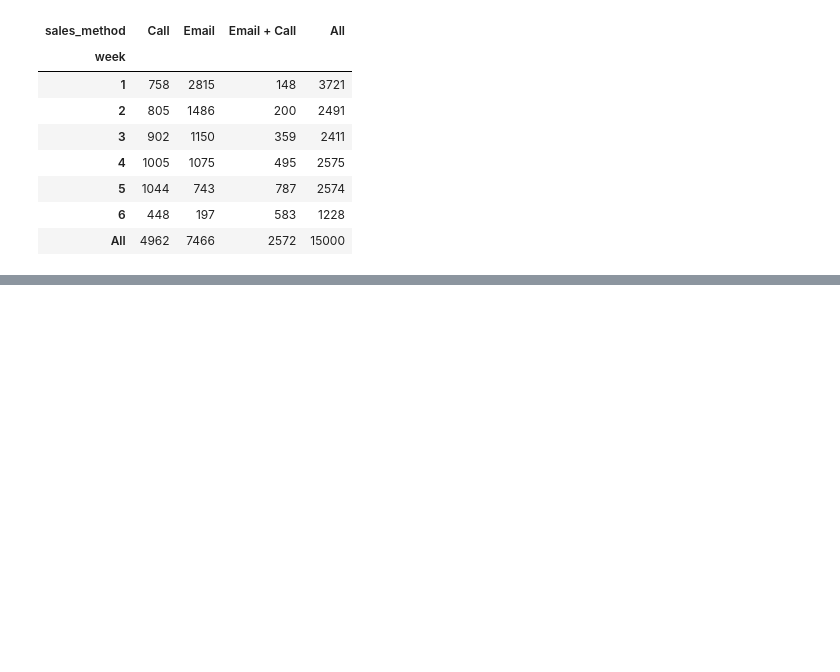
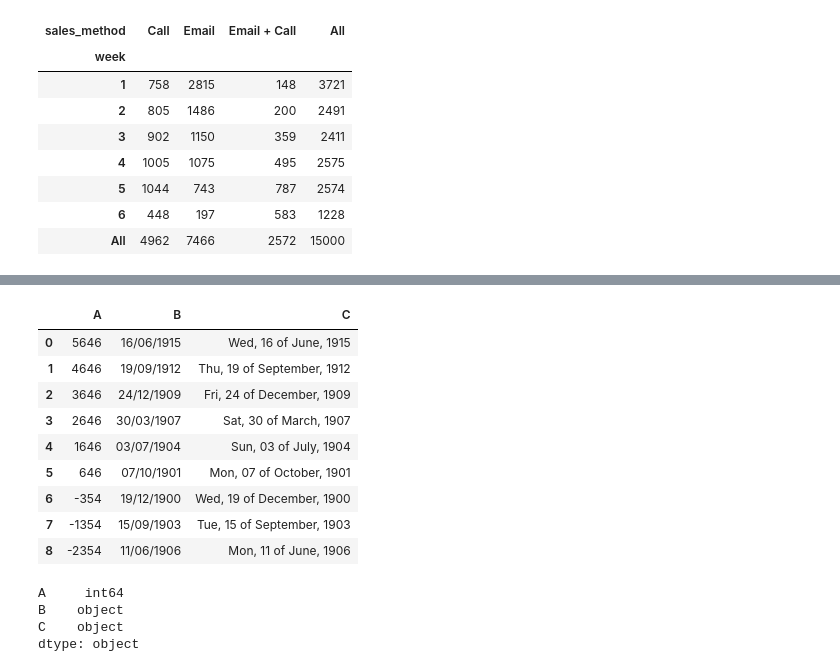
Before and after one commit to Femiolajide/Note, a Jupyter notebook: pop.ipynb, the cells around one changed output, grey strips where cells are left out. Drawn from its saved outputs; the diff is of its cells as text; code cells hidden in the pictures; blank space fills up the shorter version.

```diff
--- a/pop.ipynb
+++ b/pop.ipynb
@@ -1534,0 +1596,21 @@ pd.crosstab(data1["week"],
+# %%
+ex = pd.read_clipboard()
+ex
+# %% [output]
+|  | A | B | C |
+| 0 | 5646 | 16/06/1915 | Wed, 16 of June, 1915 |
+| 1 | 4646 | 19/09/1912 | Thu, 19 of September, 1912 |
+| 2 | 3646 | 24/12/1909 | Fri, 24 of December, 1909 |
+| 3 | 2646 | 30/03/1907 | Sat, 30 of March, 1907 |
+| 4 | 1646 | 03/07/1904 | Sun, 03 of July, 1904 |
+| 5 | 646 | 07/10/1901 | Mon, 07 of October, 1901 |
+| 6 | -354 | 19/12/1900 | Wed, 19 of December, 1900 |
+| 7 | -1354 | 15/09/1903 | Tue, 15 of September, 1903 |
+| 8 | -2354 | 11/06/1906 | Mon, 11 of June, 1906 |
+# %%
+ex.dtypes
+# %% [output]
+A     int64
+B    object
+C    object
+dtype: object
```
Also changed, not shown: parts of 5 cells of this notebook, 1 other file.
